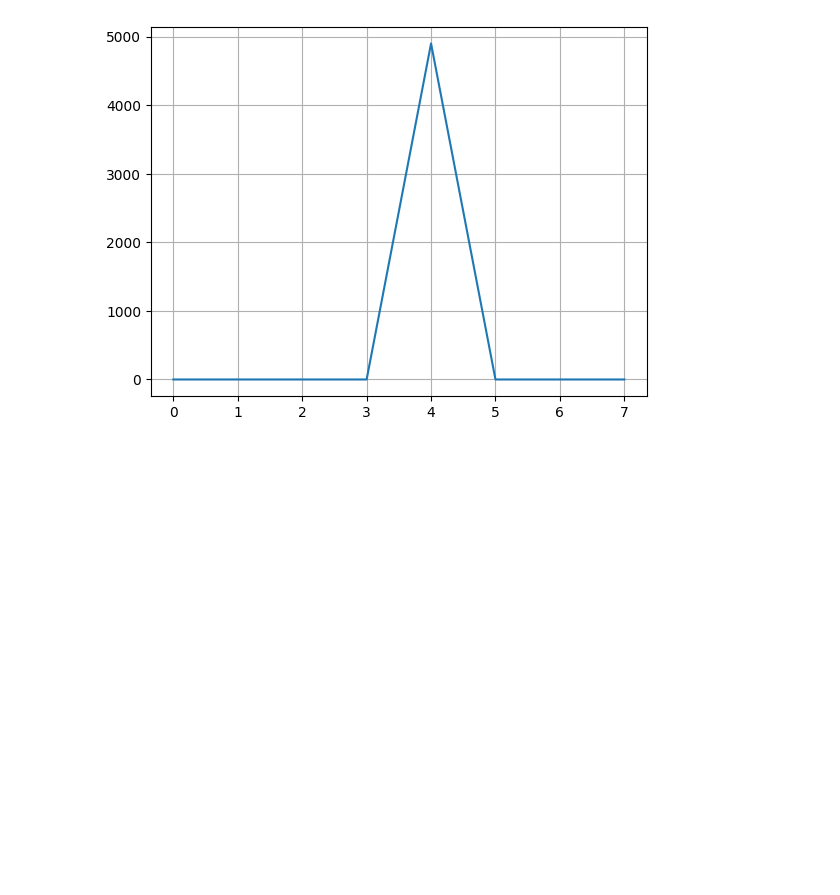
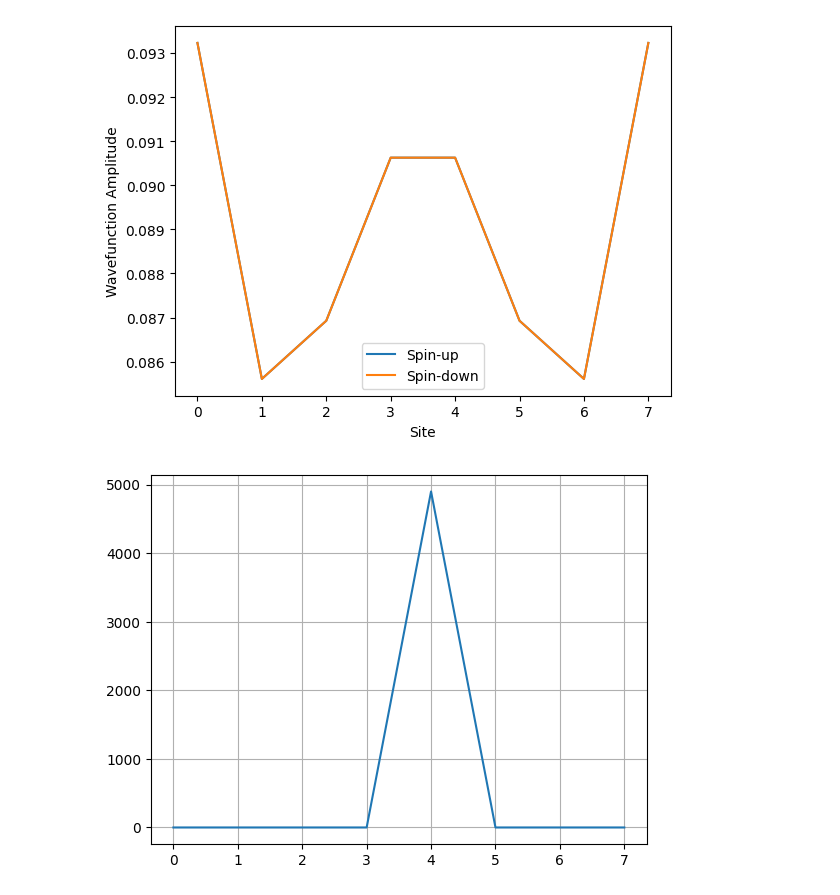
Before and after one commit to dhimankchakraborty/Extended-Interacting-SSH-Model-with-Spin, a Jupyter notebook: simulation_v02.ipynb, the cells around one changed output. Drawn from its saved outputs; the diff is of its cells as text; code cells hidden in the pictures; blank space fills up the shorter version.

```diff
--- a/simulation_v02.ipynb
+++ b/simulation_v02.ipynb
@@ -194,3 +281,13 @@ plt.show()
+# %%
+pos_sp_wf = generate_pos_sp_wf(ground_state, basis_set, tot_sites)
+plt.plot(pos_sp_wf[0], label="Spin-up")
+plt.plot(pos_sp_wf[1], label="Spin-down")
+plt.xlabel("Site")
+plt.ylabel("Wavefunction Amplitude")
+plt.legend()
+plt.show()
+# %% [output]
+[figure, added]
 # %%
 n_av = np.zeros((tot_sites))
 
```
Also changed, not shown: parts of 5 cells of this notebook, 2 other files.
